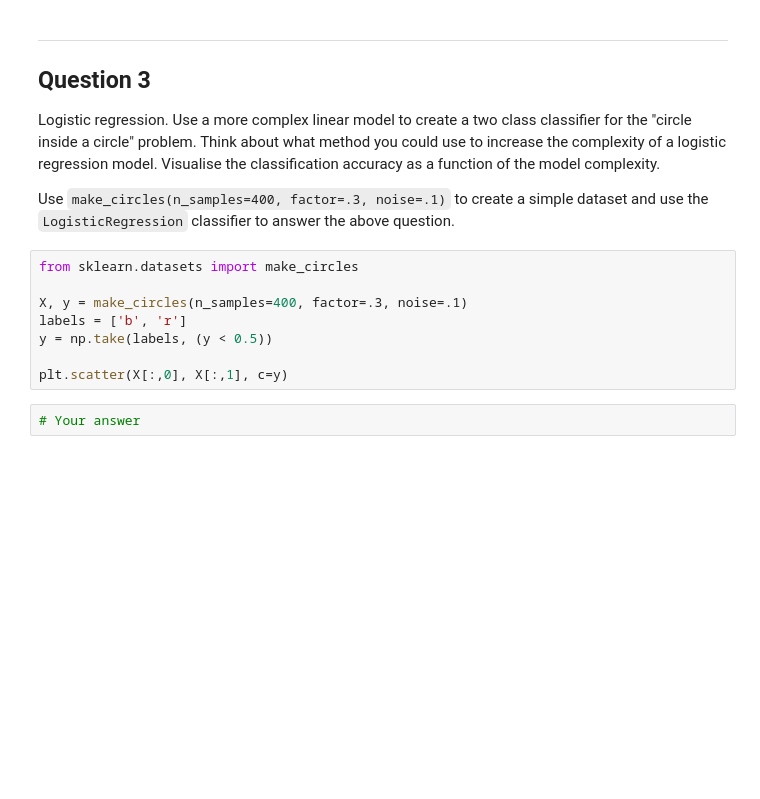
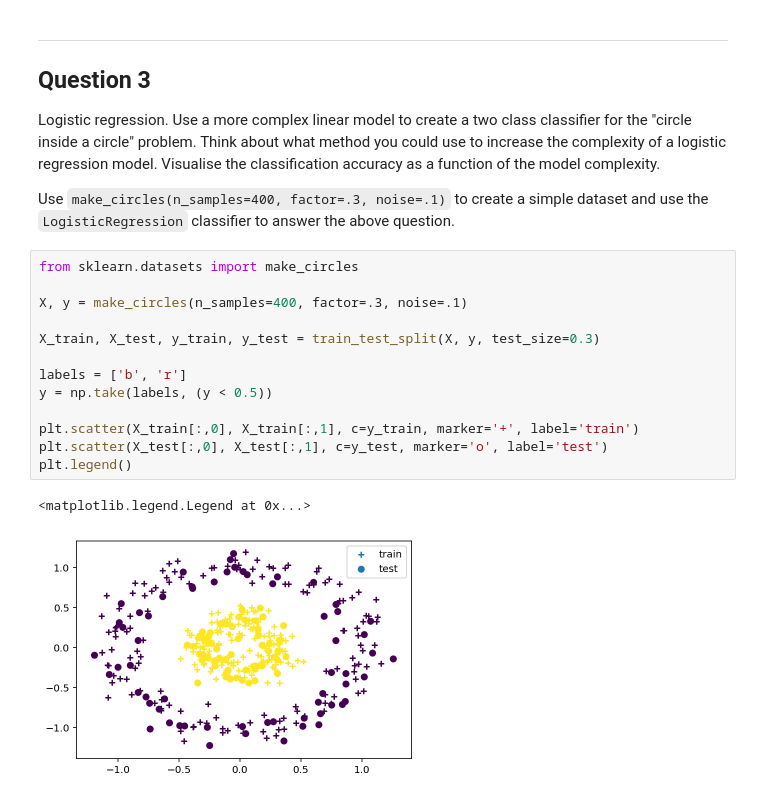
Before and after one commit to calispac/advanced-computing-2018, a Jupyter notebook: material/lecture-01/exercise.ipynb, the cells around one changed output. Saved outputs shown, nothing was run; the diff lists cells and outputs as text; blank space fills up the shorter version.

```diff
--- a/material/lecture-01/exercise.ipynb
+++ b/material/lecture-01/exercise.ipynb
@@ -371,10 +377,16 @@ Use `make_circles(n_samples=400, factor=.3, noise=.1)` to create a simple datase
 # %%
 from sklearn.datasets import make_circles
 
 X, y = make_circles(n_samples=400, factor=.3, noise=.1)
+
+X_train, X_test, y_train, y_test = train_test_split(X, y, test_size=0.3)
+
 labels = ['b', 'r']
 y = np.take(labels, (y < 0.5))
 
-plt.scatter(X[:,0], X[:,1], c=y)
+plt.scatter(X_train[:,0], X_train[:,1], c=y_train, marker='+', label='train')
+plt.scatter(X_test[:,0], X_test[:,1], c=y_test, marker='o', label='test')
+plt.legend()
+# %% [output]
+<matplotlib.legend.Legend at 0x...>
+[figure, added]
-# %%
-# Your answer
```
Also changed, not shown: parts of 12 cells of this notebook.
